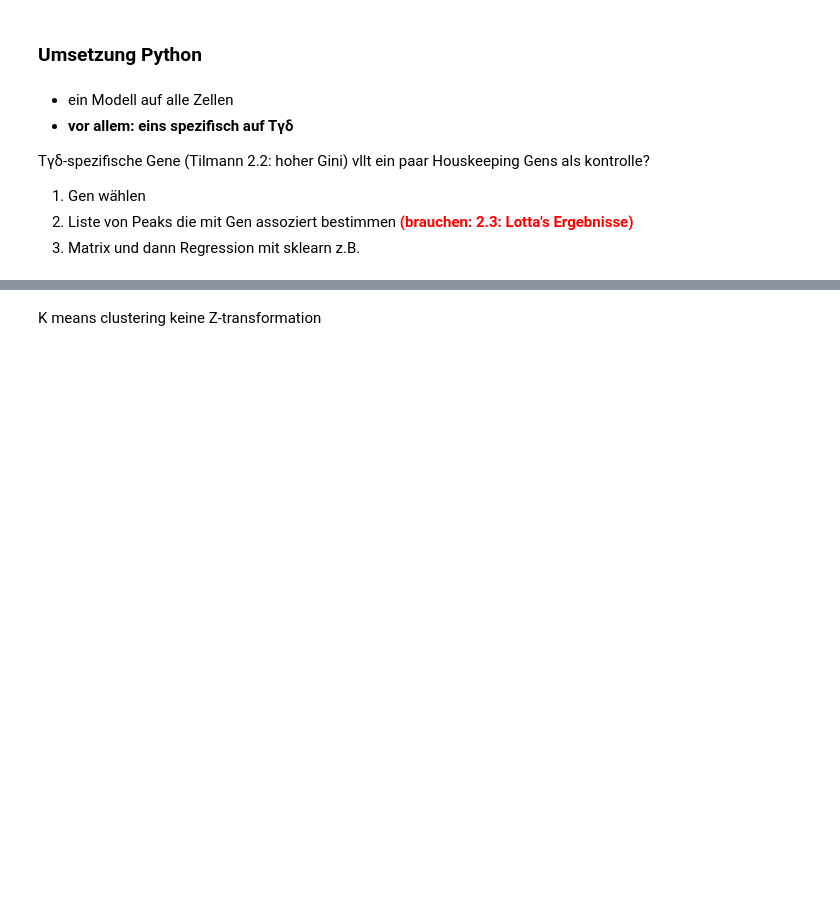
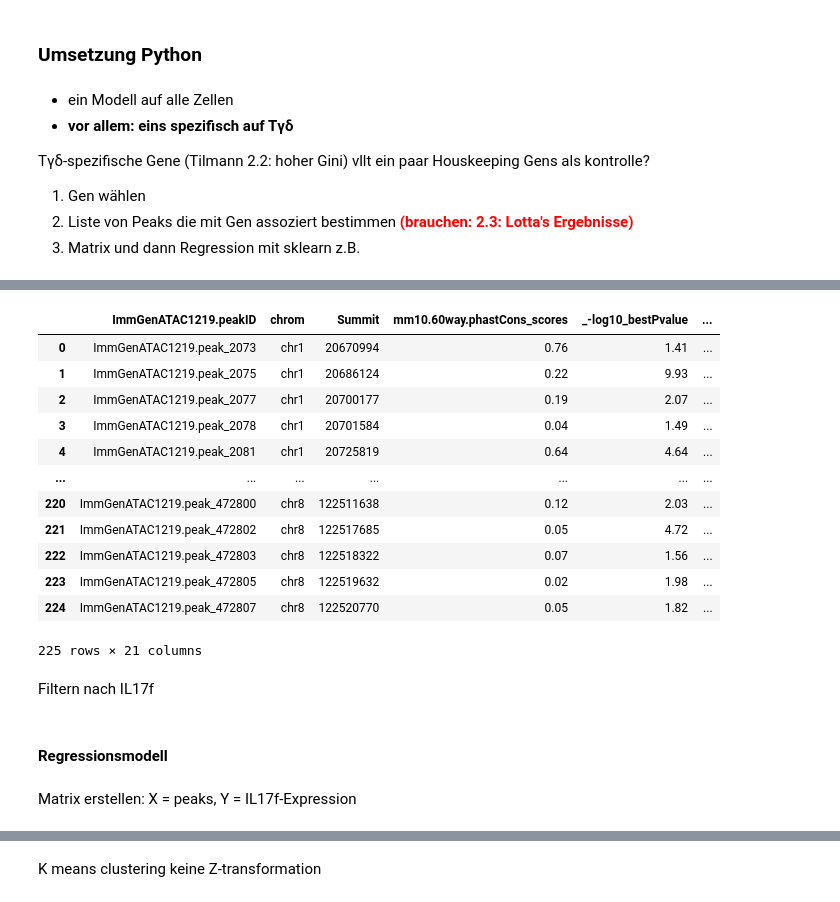
Before and after one commit to datascience-mobi-2026/topic04_team03, a Jupyter notebook: jupyter_rosa.ipynb, the cells around one changed output, grey strips where cells are left out. Cells and saved outputs as stored; diff of their text form; code cells hidden in the pictures; blank space fills up the shorter version.

```diff
--- a/jupyter_rosa.ipynb
+++ b/jupyter_rosa.ipynb
@@ -1383,0 +1397,19 @@ vllt ein paar Houskeeping Gens als kontrolle?
+# %%
+Tgd_cells = ["Unnamed: 0" ,
+            "MPP4.135+.BM" ,
+            "preT.DN1.Th" ,
+            "preT.DN2a.Th" ,
+            "preT.DN2b.Th" ,
+            "preT.DN3.Th" ,
+            "T.DN4.Th" ,
+            "Tgd.g1.1+d1.24a+.Th" ,
+            "Tgd.g2+d1.24a+.Th" ,
+            "Tgd.g2+d17.24a+.Th" ,
+            "Tgd.Sp" ,
+            "Tgd.g1.1+d1.LN" ,
+            "Tgd.g2+d1.LN" ,
+            "Tgd.g2+d17.LN"
+            ]
+
+RNA_seq_gd_IL17 = RNA_seq_IL17[Tgd_cells]
+RNA_seq_gd_IL17
@@ -1383,0 +1446,29 @@ vllt ein paar Houskeeping Gens als kontrolle?
+# %%
+ATAC_seq_gd_IL17 = pd.concat([ATAC_seq_IL17[[
+        "ImmGenATAC1219.peakID",
+        "chrom",
+        "Summit",
+        "mm10.60way.phastCons_scores",
+        "_-log10_bestPvalue",
+        "Included.in.systematic.analysis",
+        "TSS",
+        "genes.within.100Kb"
+    ]],
+    ATAC_seq_IL17[Tgd_cells[1:]].copy()], axis=1)
+ATAC_seq_gd_IL17
+# %% [output]
+|  | ImmGenATAC1219.peakID | chrom | Summit | mm10.60way.phastCons_scores | _-log10_bestPvalue | ... |
+| 0 | ImmGenATAC1219.peak_2073 | chr1 | 20670994 | 0.76 | 1.41 | ... |
+| 1 | ImmGenATAC1219.peak_2075 | chr1 | 20686124 | 0.22 | 9.93 | ... |
+| 2 | ImmGenATAC1219.peak_2077 | chr1 | 20700177 | 0.19 | 2.07 | ... |
+| 3 | ImmGenATAC1219.peak_2078 | chr1 | 20701584 | 0.04 | 1.49 | ... |
+| 4 | ImmGenATAC1219.peak_2081 | chr1 | 20725819 | 0.64 | 4.64 | ... |
+| ... | ... | ... | ... | ... | ... | ... |
+| 220 | ImmGenATAC1219.peak_472800 | chr8 | 122511638 | 0.12 | 2.03 | ... |
+| 221 | ImmGenATAC1219.peak_472802 | chr8 | 122517685 | 0.05 | 4.72 | ... |
+| 222 | ImmGenATAC1219.peak_472803 | chr8 | 122518322 | 0.07 | 1.56 | ... |
+| 223 | ImmGenATAC1219.peak_472805 | chr8 | 122519632 | 0.02 | 1.98 | ... |
+| 224 | ImmGenATAC1219.peak_472807 | chr8 | 122520770 | 0.05 | 1.82 | ... |
+225 rows × 21 columns
+# %% [markdown]
+Filtern nach IL17f
@@ -1383,0 +1492,4 @@ vllt ein paar Houskeeping Gens als kontrolle?
+# %% [markdown]
+#### Regressionsmodell
+# %% [markdown]
+Matrix erstellen: X = peaks, Y = IL17f-Expression
```
Also changed, not shown: parts of 59 cells of this notebook.
